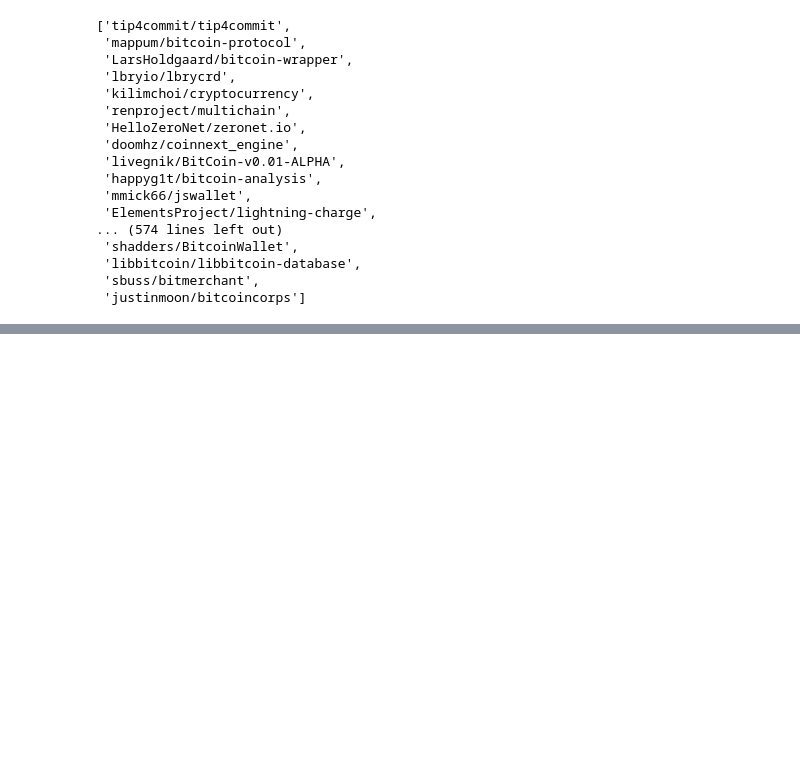
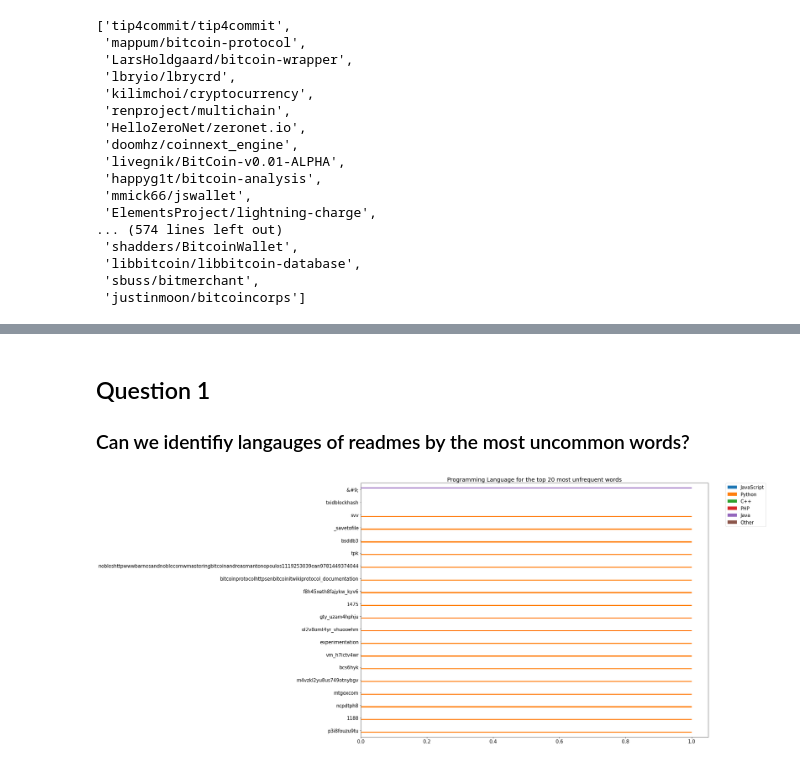
Before and after one commit to TeamAwesomeQuackers/NLP_Project, a Jupyter notebook: Workbooks/paige_explo_notebook-Copy1.ipynb, the cells around one changed output, grey strips where cells are left out. Drawn from its saved outputs; the diff is of its cells as text; code cells hidden in the pictures; blank space fills up the shorter version.

Commit message:
UPdated question asked

```diff
--- a/Workbooks/paige_explo_notebook-Copy1.ipynb
+++ b/Workbooks/paige_explo_notebook-Copy1.ipynb
@@ -751,0 +671,22 @@ vectorizer = CountVectorizer()
+# %%
+JavaScript_freq = pd.Series(JavaScript_words.split()).value_counts()
+python_freq = pd.Series(Python_words.split()).value_counts()
+C_plus_plus_freq = pd.Series(C_plus_plus_words.split()).value_counts()
+PHP_freq = pd.Series(PHP_words.split()).value_counts()
+Java_freq = pd.Series(java_words.split()).value_counts()
+Other_freq = pd.Series(Other_words.split()).value_counts()
+
+all_freq = pd.Series(all_words.split()).value_counts()
+# %%
+word_counts = pd.concat([
+JavaScript_freq,
+python_freq,
+C_plus_plus_freq,
+PHP_freq,
+Java_freq,
+Other_freq,
+all_freq
+], axis=1).fillna(0).astype(int)
+# %%
+word_counts.rename(columns={0 : 'JavaScript', 1 : 'Python', 2 : 'C++', 3 : 'PHP', 4 : 'Java', 5 : 'Other', 6 : 'All'},
+                  inplace = True)
@@ -751,0 +731,19 @@ vectorizer = CountVectorizer()
+# %% [markdown]
+## Question 1
+### Can we identifiy langauges of readmes by the most uncommon words?
+# %%
+plt.rcParams['figure.figsize'] = [20,15]
+# %%
+#plt.figure(figsize=(20,10))
+plt.rc('font', size=15)
+word_counts.sort_values('All', ascending=False).tail(20)[['JavaScript',
+'Python',
+'C++',
+'PHP',
+'Java',
+'Other'
+]].plot.barh()
+plt.title('Programming Language for the top 20 most unfrequent words')
+plt.legend(bbox_to_anchor=(1.05, 1), loc='upper left', borderaxespad=0);
+# %% [output]
+[figure, added]
```
Also changed, not shown: parts of 80 cells of this notebook.
